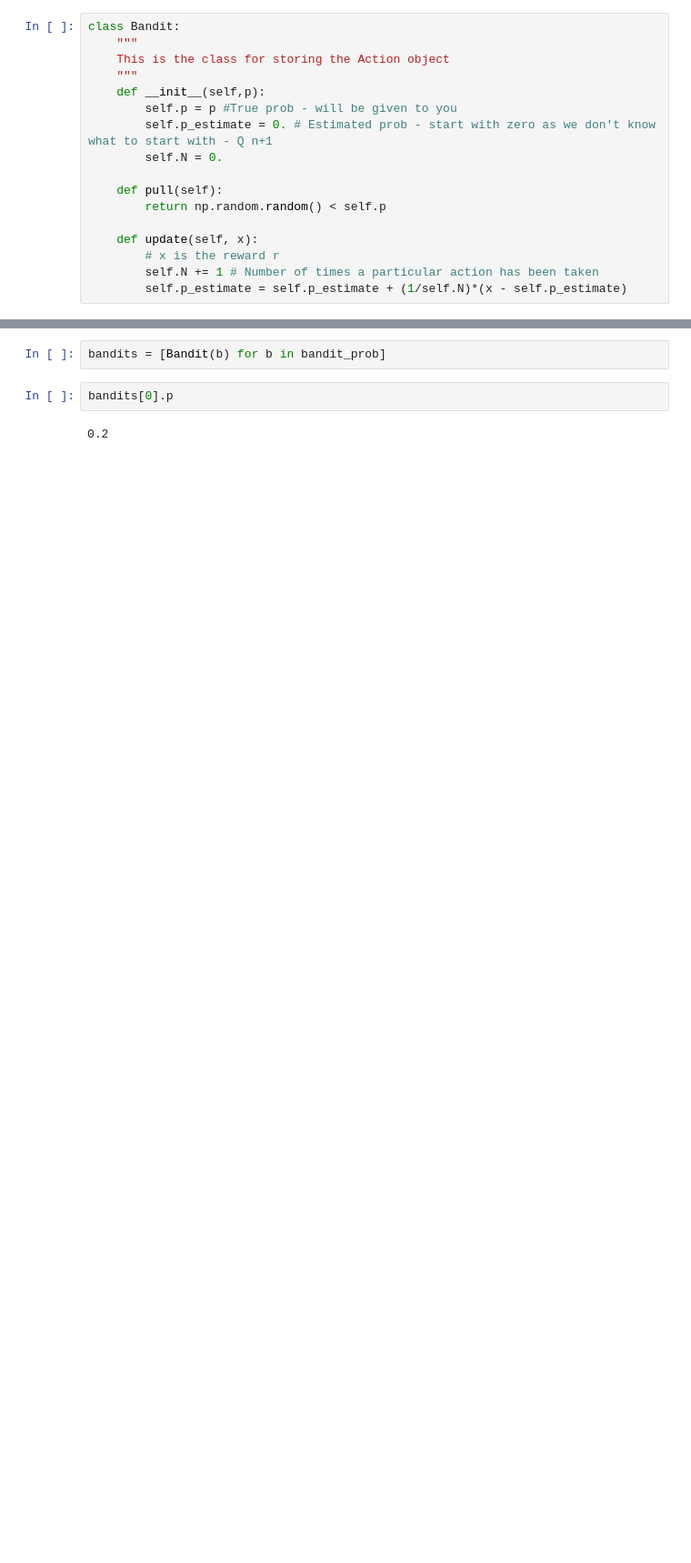
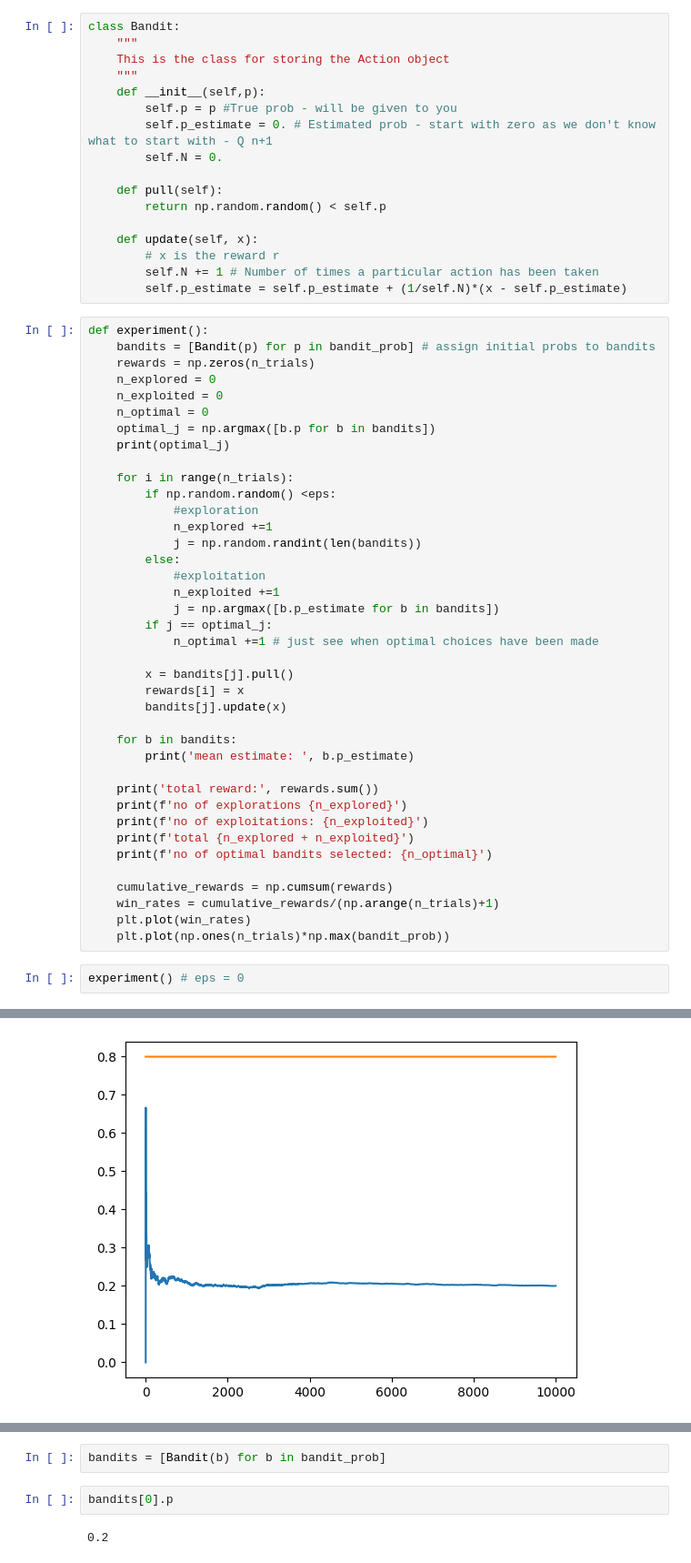
Before and after one commit to Susena-V/RL_Learning, a Jupyter notebook: epsilon_RL.ipynb, the cells around one changed output, grey strips where cells are left out. Shown at 91% size. Saved outputs shown, nothing was run; the diff lists cells and outputs as text; blank space fills up the shorter version.

```diff
--- a/epsilon_RL.ipynb
+++ b/epsilon_RL.ipynb
@@ -22,3 +22,45 @@ class Bandit:
         # x is the reward r
         self.N += 1 # Number of times a particular action has been taken
         self.p_estimate = self.p_estimate + (1/self.N)*(x - self.p_estimate)
+# %%
+def experiment():
+    bandits = [Bandit(p) for p in bandit_prob] # assign initial probs to bandits
+    rewards = np.zeros(n_trials)
+    n_explored = 0
+    n_exploited = 0
+    n_optimal = 0
+    optimal_j = np.argmax([b.p for b in bandits])
+    print(optimal_j)
+
+    for i in range(n_trials):
+        if np.random.random() <eps:
+            #exploration
+            n_explored +=1
+            j = np.random.randint(len(bandits))
+        else:
+            #exploitation
+            n_exploited +=1
+            j = np.argmax([b.p_estimate for b in bandits])
+        if j == optimal_j:
+            n_optimal +=1 # just see when optimal choices have been made
+
+        x = bandits[j].pull()
+        rewards[i] = x
+        bandits[j].update(x)
+
+    for b in bandits:
+        print('mean estimate: ', b.p_estimate)
+
+    print('total reward:', rewards.sum())
+    print(f'no of explorations {n_explored}')
+    print(f'no of exploitations: {n_exploited}')
+    print(f'total {n_explored + n_exploited}')
+    print(f'no of optimal bandits selected: {n_optimal}')
+
+    cumulative_rewards = np.cumsum(rewards)
+    win_rates = cumulative_rewards/(np.arange(n_trials)+1)
+    plt.plot(win_rates)
+    plt.plot(np.ones(n_trials)*np.max(bandit_prob))
+# %%
+experiment() # eps = 0
+# %% [output]
@@ -24,0 +76 @@ class Bandit:
+[figure, added]
```
Also changed, not shown: parts of 12 cells of this notebook, 1 other file.
